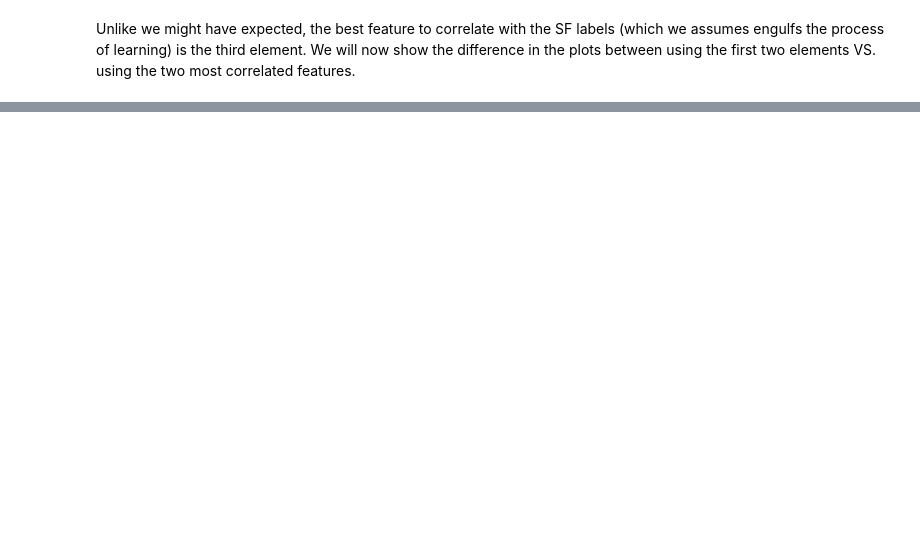
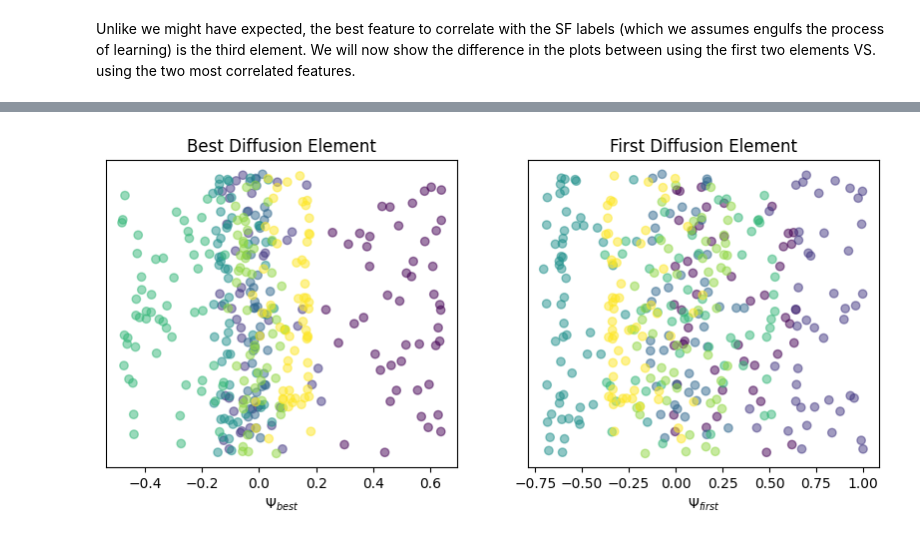
Before and after one commit to hadasbenisty/neural_cstg, a Jupyter notebook: GaligoolAngel/data_analysis/dffusion_map_sf_analysis.ipynb, the cells around one changed output, grey strips where cells are left out. Drawn from its saved outputs; the diff is of its cells as text; code cells hidden in the pictures; blank space fills up the shorter version.

```diff
--- a/GaligoolAngel/data_analysis/dffusion_map_sf_analysis.ipynb
+++ b/GaligoolAngel/data_analysis/dffusion_map_sf_analysis.ipynb
@@ -124,0 +153,40 @@ plt.show()
+# %%
+# Trying to visualize the difference using only 1D
+
+# Create a color map based on train_stage
+cmap = plt.cm.get_cmap('viridis', np.unique(train_stage).shape[0])
+
+# Create a figure
+fig = plt.figure(figsize=(10, 4))
+
+import matplotlib.pyplot as plt
+import numpy as np
+
+data = best_feature
+
+# Create a 1D scatter plot
+y = np.zeros(data.shape)  # All points will have the same y-value
+
+# Optionally, add some jitter to y
+jitter = 0.1 * np.random.rand(len(data))  # Adjust the 0.1 scaling factor as needed
+y += jitter
+
+ax1 = fig.add_subplot(121)
+ax1.scatter(data, y, alpha=0.5, c=train_stage, cmap=cmap)  # alpha controls the transparency of the points
+
+ax1.set_yticks([])  # Hide y-axis ticks
+ax1.set_xlabel("$\Psi_{best}$")
+ax1.set_title("Best Diffusion Element")
+
+data = first_feature
+
+ax2 = fig.add_subplot(122)
+ax2.scatter(data, y, alpha=0.5, c=train_stage, cmap=cmap)  # alpha controls the transparency of the points
+
+ax2.set_yticks([])  # Hide y-axis ticks
+ax2.set_xlabel("$\Psi_{first}$")
+ax2.set_title("First Diffusion Element")
+
+plt.show()
+# %% [output]
+[figure, added]
```
Also changed, not shown: parts of 5 cells of this notebook, 1 other file.
